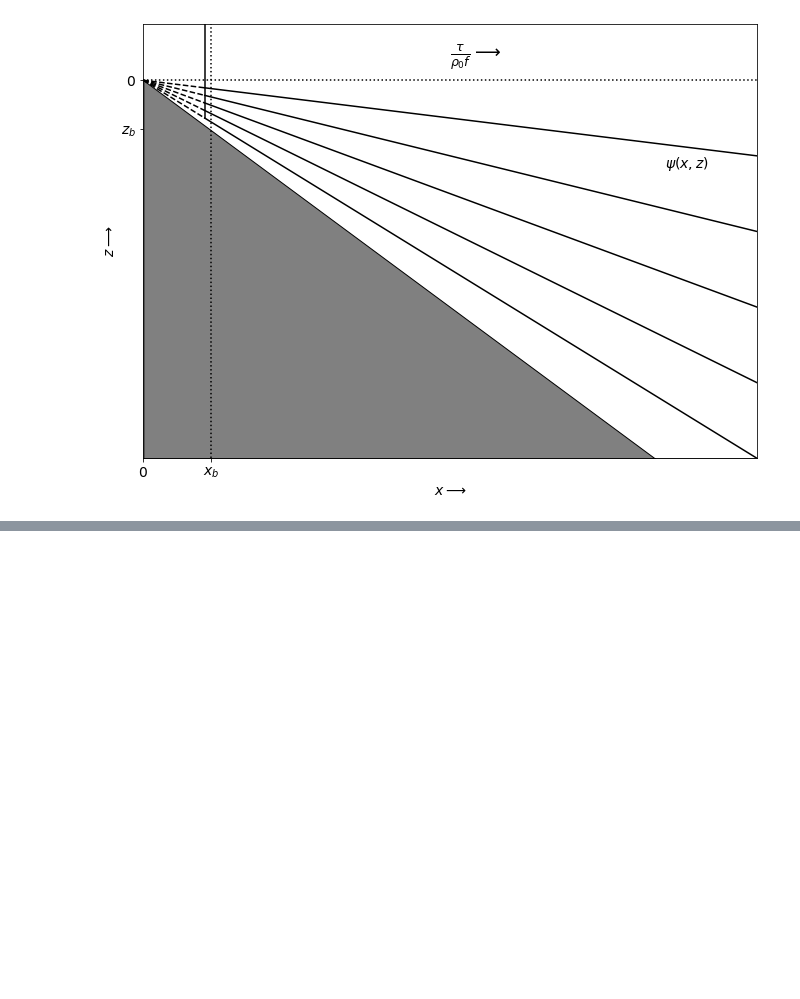
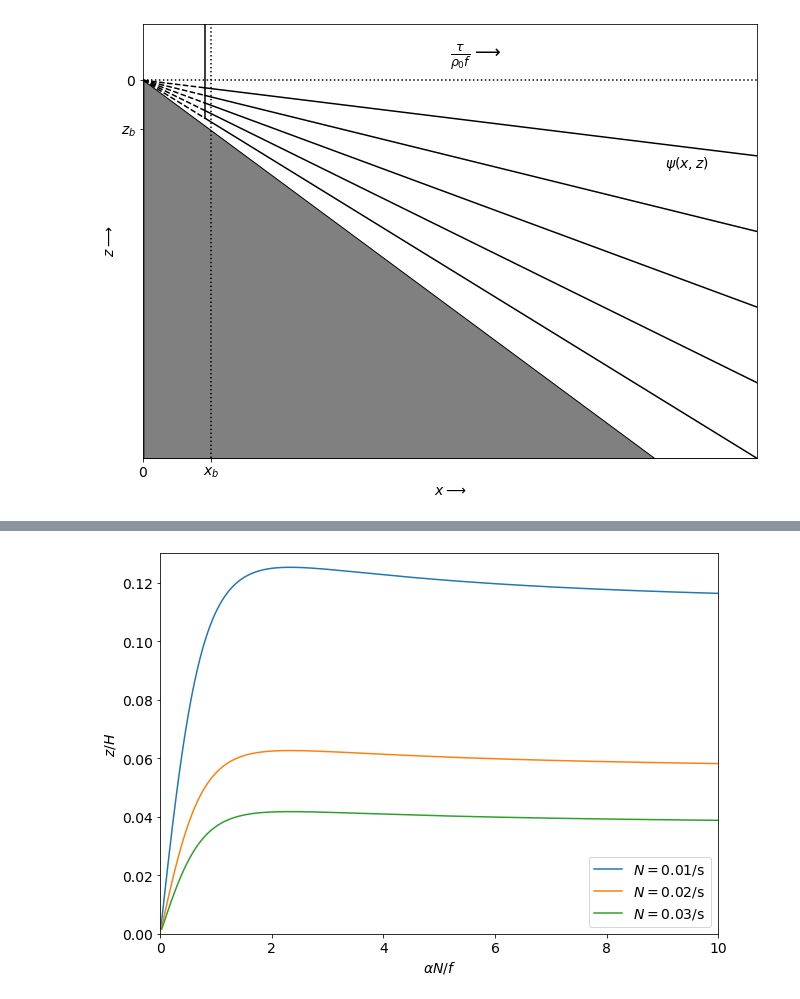
Before and after one commit to SalishSeaCast/SoG_upwelling_EOF_paper, a Jupyter notebook: notebooks/model_ramblings.ipynb, the cells around one changed output, grey strips where cells are left out. Saved outputs shown, nothing was run; the diff lists cells and outputs as text; code cells hidden in the pictures; blank space fills up the shorter version.

```diff
--- a/notebooks/model_ramblings.ipynb
+++ b/notebooks/model_ramblings.ipynb
@@ -301,0 +354,27 @@ fig.colorbar(c, cax=cax)
+# %%
+# --- Plot upwelling depth vs Burger number after 1 day
+
+# Make figure panels
+fig, ax = plt.subplots(figsize=(10, 7))
+ax.set_xlim([0, 10])
+ax.set_ylim([0, 0.13])
+ax.set_xlabel('$\\alpha N/f$')
+ax.set_ylabel('$z/H$')
+
+# Define parameters
+tau, N, t = 0.1, 0.01, 86400
+alpha = np.arange(0.0001, 0.1, 0.0001)
+
+# Loop through N values
+for N in [0.01, 0.02, 0.03]:
+
+    # Calculate and plot upwelling depth
+    S = alpha * N / f
+    h = tau * t / (rho_0 * N * H**2 * np.arctan(S)) * 2 * S**2 / (1 + S**2)
+    ax.plot(S, h, label=f'$N = {N:.2f}/$s')
+
+# Formatting
+ax.legend()
+plt.show()
+# %% [output]
+[figure, added]
```
Also changed, not shown: parts of 18 cells of this notebook.
